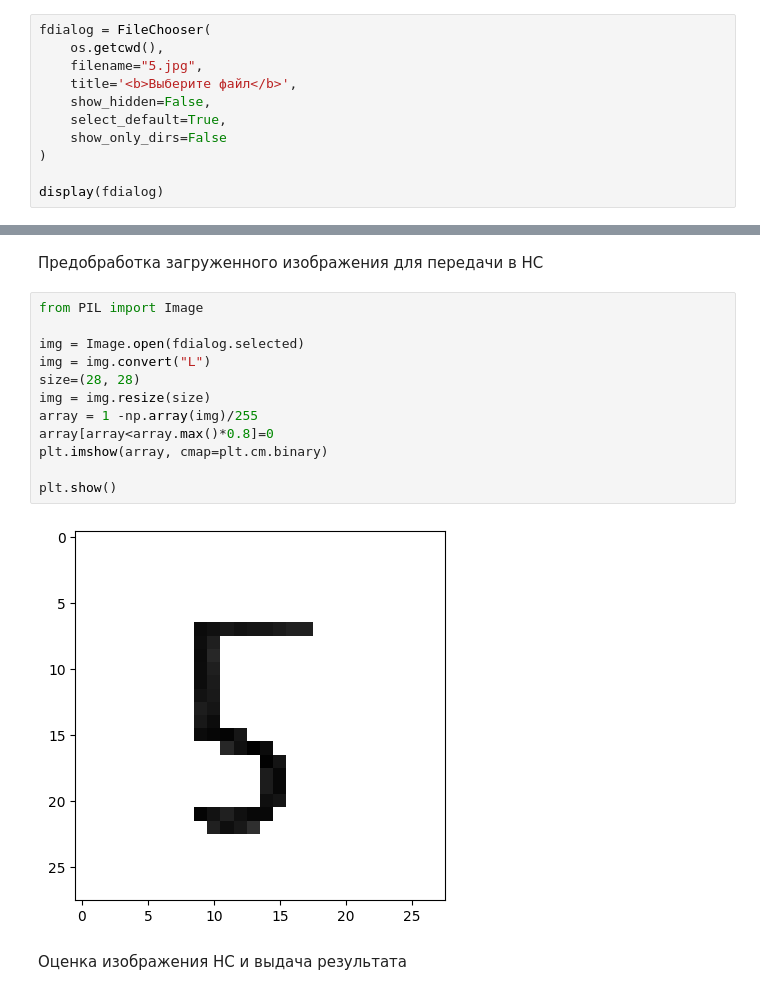
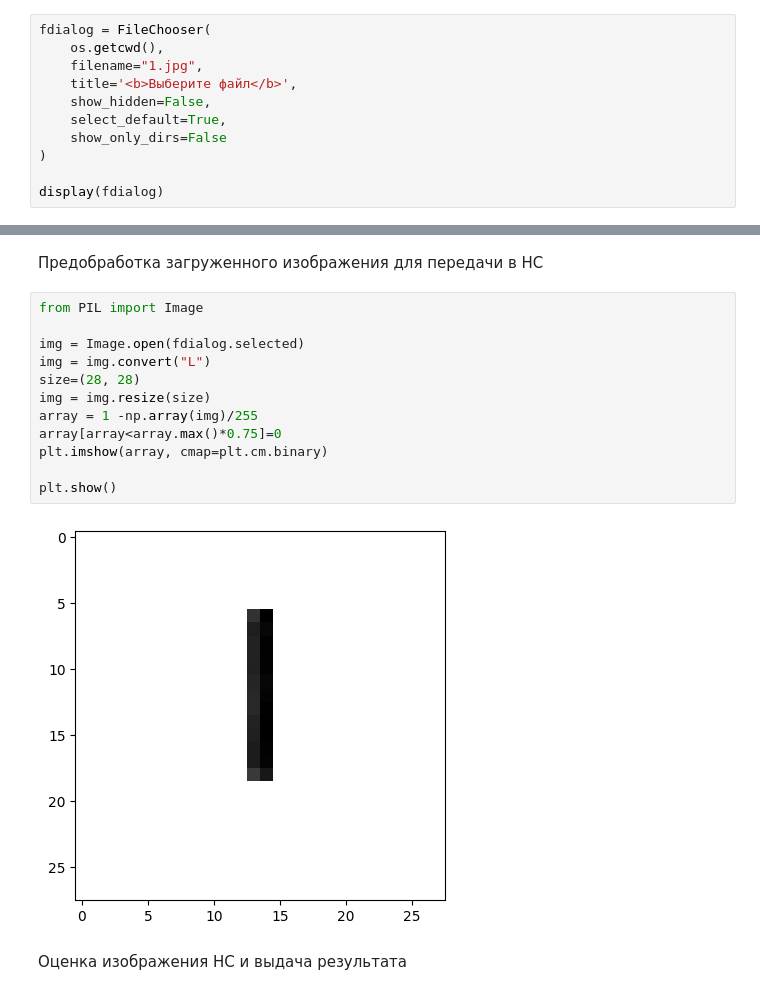
Before and after one commit to cond3nz/MLSTUD, a Jupyter notebook: study.ipynb, the cells around one changed output, grey strips where cells are left out. Cells and saved outputs as stored; diff of their text form.

```diff
--- a/study.ipynb
+++ b/study.ipynb
@@ -256,7 +256,7 @@ INFO:tensorflow:Assets written to: stud_text_rec_model/assets
 # %%
 fdialog = FileChooser(
     os.getcwd(),
-    filename="5.jpg",
+    filename="1.jpg",
     title='<b>Выберите файл</b>',
     show_hidden=False,
     select_default=True,
@@ -275,17 +275,17 @@ fdialog.selected
 # %%
 from PIL import Image
 
 img = Image.open(fdialog.selected)
 img = img.convert("L")
 size=(28, 28)
 img = img.resize(size)
 array = 1 -np.array(img)/255
-array[array<array.max()*0.8]=0
+array[array<array.max()*0.75]=0
 plt.imshow(array, cmap=plt.cm.binary)
 
 plt.show()
 # %% [output]
-[figure, old version]
+[figure, new version]
 # %% [markdown]
 Оценка изображения НС и выдача результата
 # %%
```
Also changed, not shown: parts of 2 cells of this notebook.
